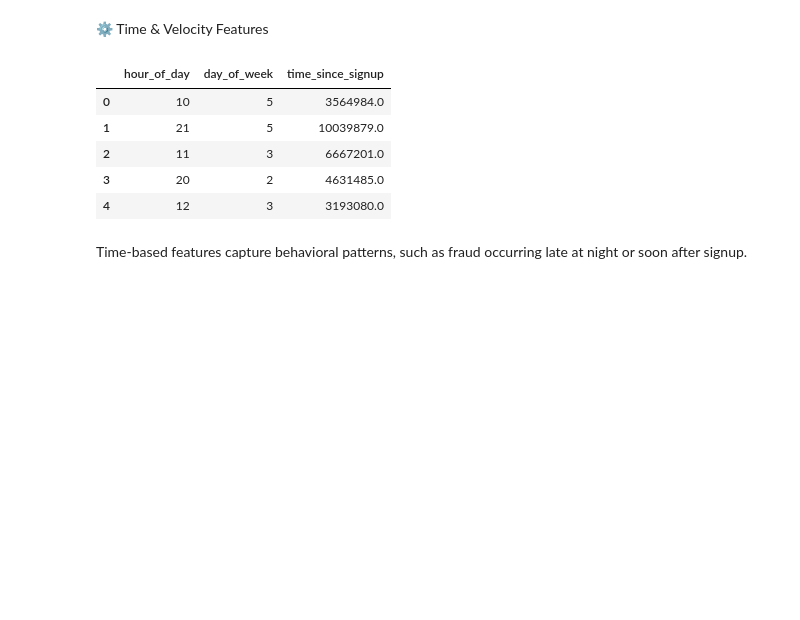
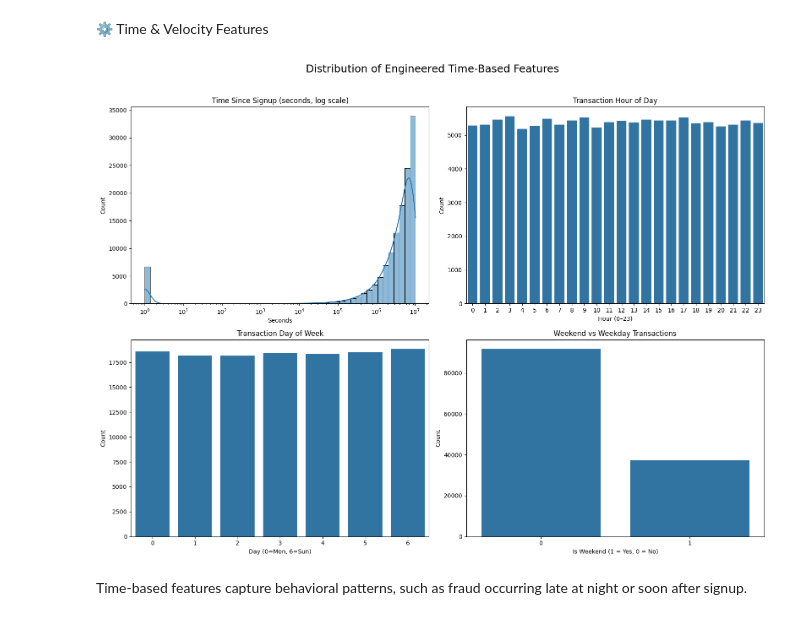
Before and after one commit to Moggycool/fraud-detection, a Jupyter notebook: notebooks/feature-engineering.ipynb, the cells around one changed output. Saved outputs shown, nothing was run; the diff lists cells and outputs as text; code cells hidden in the pictures; blank space fills up the shorter version.

```diff
--- a/notebooks/feature-engineering.ipynb
+++ b/notebooks/feature-engineering.ipynb
@@ -90,17 +90,65 @@ of geographically anomalous transactions.
 # %%
 #🕒 Time-Based Features
 from src.feature_engineering import add_time_features, add_transaction_velocity
 
 fraud_df = add_time_features(fraud_df)
 fraud_df = add_transaction_velocity(fraud_df)
 fraud_df[["hour_of_day", "day_of_week", "time_since_signup"]].head()
+
+import matplotlib.pyplot as plt
+import seaborn as sns
+import numpy as np
+
+# Create a 2x2 subplot layout
+fig, axes = plt.subplots(2, 2, figsize=(16, 12))
+fig.suptitle("Distribution of Engineered Time-Based Features", fontsize=18)
+
+# 1️⃣ Time Since Signup (log-scaled)
+sns.histplot(
+    fraud_df["time_since_signup"],
+    bins=50,
+    log_scale=True,
+    ax=axes[0, 0],
+    kde=True
+)
+axes[0, 0].set_title("Time Since Signup (seconds, log scale)")
+axes[0, 0].set_xlabel("Seconds")
+axes[0, 0].set_ylabel("Count")
+
+# 2️⃣ Hour of Day
+sns.countplot(
+    x="hour_of_day",
+    data=fraud_df,
+    ax=axes[0, 1]
+)
+axes[0, 1].set_title("Transaction Hour of Day")
+axes[0, 1].set_xlabel("Hour (0–23)")
+axes[0, 1].set_ylabel("Count")
+
+# 3️⃣ Day of Week
+sns.countplot(
+    x="day_of_week",
+    data=fraud_df,
+    ax=axes[1, 0]
+)
+axes[1, 0].set_title("Transaction Day of Week")
+axes[1, 0].set_xlabel("Day (0=Mon, 6=Sun)")
+axes[1, 0].set_ylabel("Count")
+
+# 4️⃣ Weekend Indicator
+sns.countplot(
+    x="is_weekend",
+    data=fraud_df,
+    ax=axes[1, 1]
+)
+axes[1, 1].set_title("Weekend vs Weekday Transactions")
+axes[1, 1].set_xlabel("Is Weekend (1 = Yes, 0 = No)")
+axes[1, 1].set_ylabel("Count")
+
+plt.tight_layout(rect=[0, 0, 1, 0.96])
+plt.show()
 # %% [output]
-|  | hour_of_day | day_of_week | time_since_signup |
-| 0 | 10 | 5 | 3564984.0 |
-| 1 | 21 | 5 | 10039879.0 |
-| 2 | 11 | 3 | 6667201.0 |
-| 3 | 20 | 2 | 4631485.0 |
-| 4 | 12 | 3 | 3193080.0 |
+[figure, added]
 # %% [markdown]
 Time-based features capture behavioral patterns,
 such as fraud occurring late at night or soon after signup.
```
Also changed, not shown: parts of 1 cell of this notebook, 2 other files.
